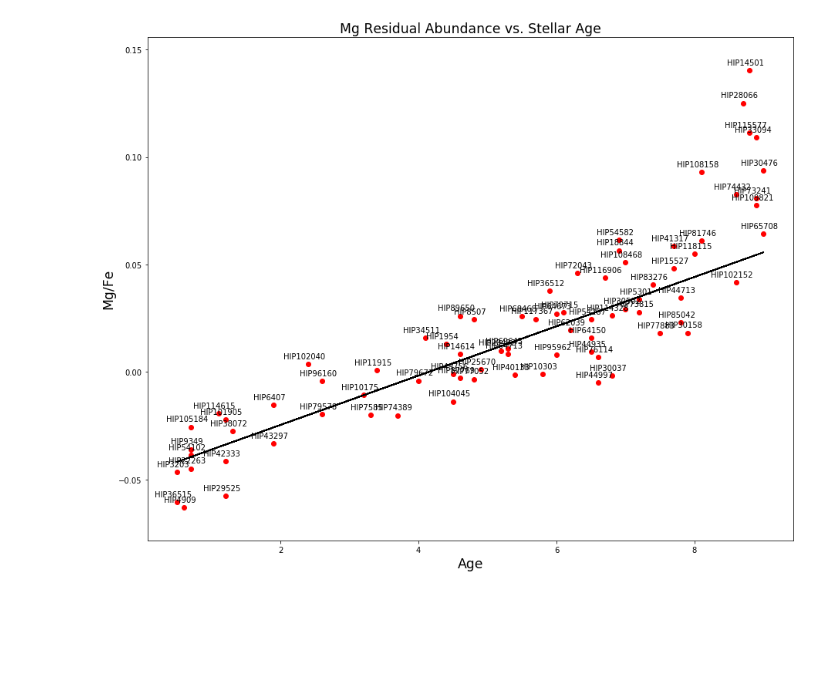
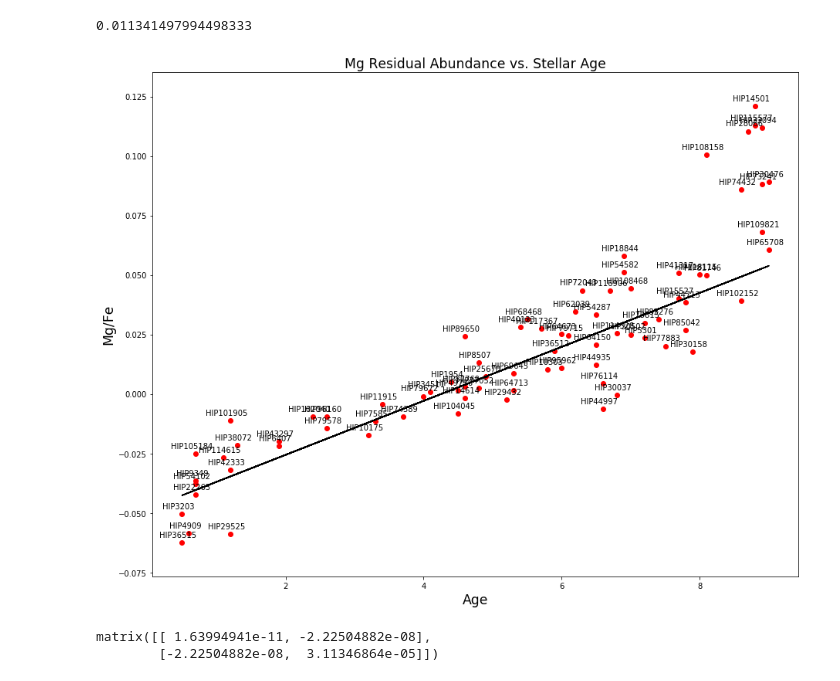
Before and after one commit to ilanadoran23/cca2019, a Jupyter notebook: Mg Abundance Data.ipynb, the cells around one changed output. Cells and saved outputs as stored; diff of their text form; code cells hidden in the pictures; blank space fills up the shorter version.

```diff
--- a/Mg Abundance Data.ipynb
+++ b/Mg Abundance Data.ipynb
@@ -46,9 +12,16 @@ plt.scatter(t['age'], t['Mg'], c='r')
 plt.xlabel('Age',fontsize='xx-large')
 plt.ylabel('Mg/Fe', fontsize='xx-large')
 plt.title('Mg Abundance vs. Stellar Age', fontsize='xx-large')
-plt.plot(np.unique(t['age']), np.poly1d(np.polyfit(t['age'], t['Mg'], 1))(np.unique(t['age'])), color='black')
 
+#line of best fit
+mb = find_m_b(t['age'], t['Mg'], t['Mg_err'])
+for i, txt in enumerate (t['Mg']):
+    plot_xs = np.arange(0, 9, .01)
+    plt.plot(plot_xs, mb[0] * plot_xs + (mb[1]), color = 'black', linewidth=1)
+
+#point labels
 for i, txt in enumerate(t['star_name']):
         plt.annotate(txt, xy=(t['age'][i], t['Mg'][i]), xytext=(-5,5),
             textcoords='offset points', ha='center', va='bottom')
+print(mb[0]) #slope value
 # %% [output]
@@ -84,22 +59,32 @@ Table length=79
 # %%
-fig_size = plt.rcParams["figure.figsize"]
-fig_size[0] = 15
-fig_size[1] = 12
-plt.rcParams["figure.figsize"] = fig_size
-
+#plot of age and abundance without the temperature trends
 plt.scatter(MgTable['Stellar Age'], MgTable['Mg Corrected Abundance'], c='r')
 plt.xlabel('Age',fontsize='xx-large')
 plt.ylabel('Mg/Fe', fontsize='xx-large')
 plt.title('Mg Residual Abundance vs. Stellar Age', fontsize='xx-large')
 
 fmb = find_m_b(MgTable['Stellar Age'], MgTable['Mg Corrected Abundance'], MgTable['Mg Error'])
 m = fmb[0]
 b = fmb[1]
 
 plt.plot(MgTable['Stellar Age'], m * MgTable['Stellar Age'] + b, color='black')
 
 for i, txt in enumerate(MgTable['Star']):
         plt.annotate(txt, xy=(MgTable['Stellar Age'][i], MgTable['Mg Corrected Abundance'][i]), xytext=(-5,5),
             textcoords='offset points', ha='center', va='bottom')
+print(m)
 # %% [output]
+0.011341497994498333
-[figure, old version]
+[figure, new version]
+# %%
+HIP10175table = star_table('HIP10175')
+abundance = np.array(HIP10175table.columns[1])
+error = np.array(HIP10175table.columns[2])
+temperature = np.array(HIP10175table.columns[3])
+
+jackk = find_m_b(temperature, abundance, error)
+s = covmatrix(temperature,abundance,error)
+s
+# %% [output]
+matrix([[ 1.63994941e-11, -2.22504882e-08],
+        [-2.22504882e-08,  3.11346864e-05]])
```
Also changed, not shown: parts of 15 cells of this notebook, 5 other files.
